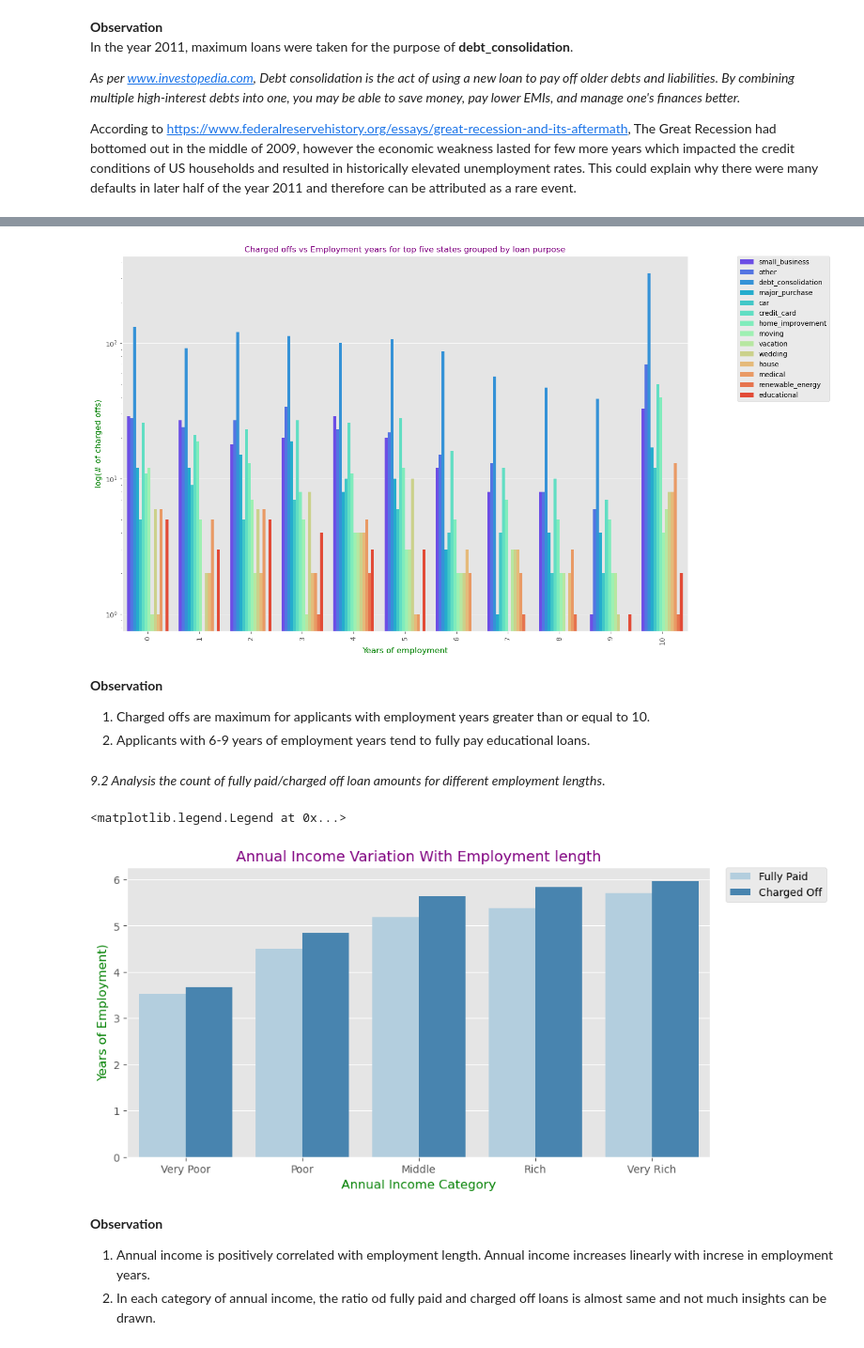
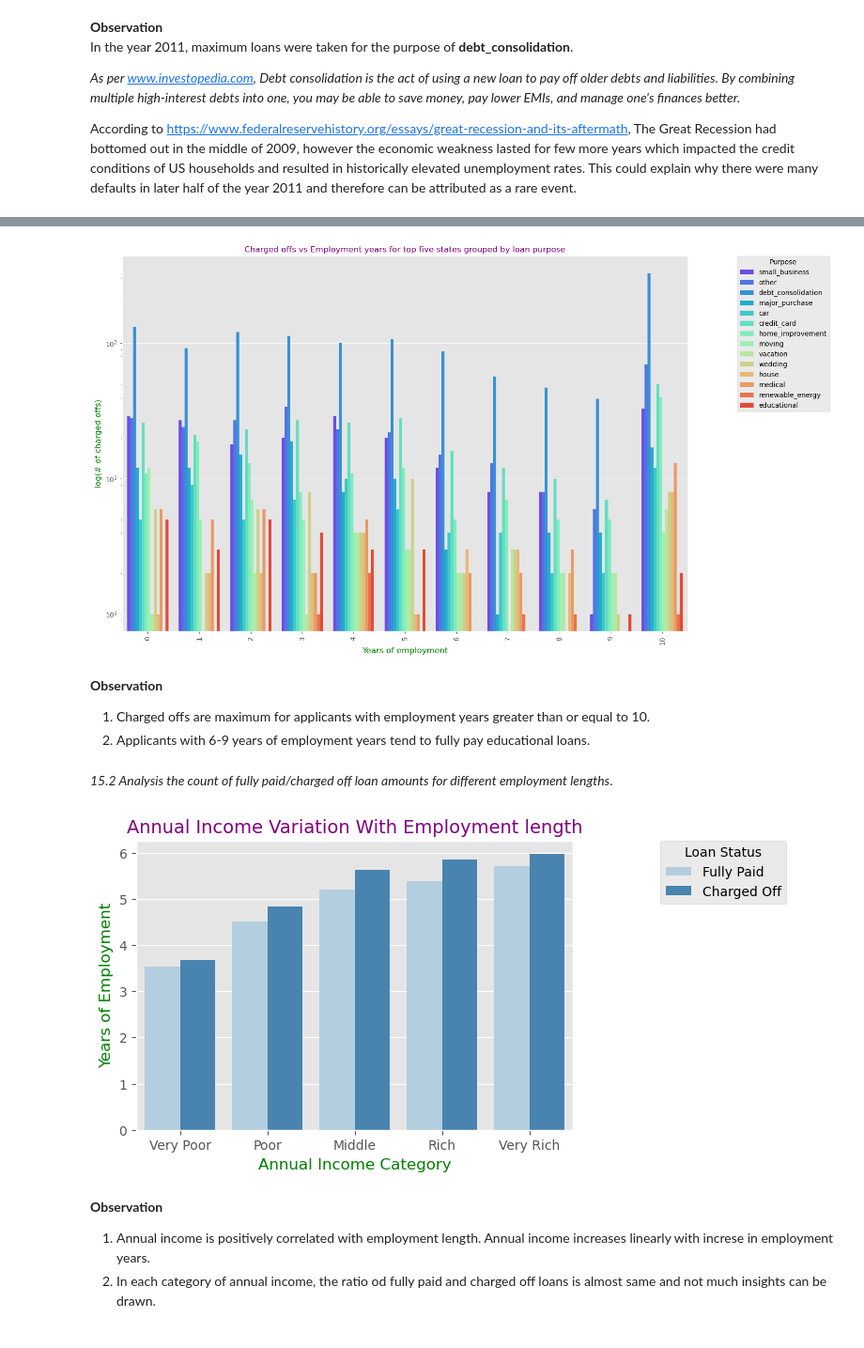
Before and after one commit to andrea-naz7/Lending_CaseStudy, a Jupyter notebook: Andrea_Shagun.ipynb, the cells around one changed output, grey strips where cells are left out. Shown at 94% size. Cells and saved outputs as stored; diff of their text form; code cells hidden in the pictures.

```diff
--- a/Andrea_Shagun.ipynb
+++ b/Andrea_Shagun.ipynb
@@ -1405,7 +1399,7 @@ inp7 = inp7[inp7['loan_status'] =='Charged Off']
 plt.title("Charged offs vs Employment years for top five states grouped by loan purpose",
           fontdict={'fontsize':12,'fontweight':5,'color':'Purple'})
 sns.countplot(data=inp7, x=inp7['emp_length'], hue='purpose', palette = "rainbow")
-plt.legend(bbox_to_anchor=(1.25, 1), borderaxespad=0)
+plt.legend(title='Purpose',bbox_to_anchor=(1.25, 1), borderaxespad=0)
 plt.ylabel("log(# of charged offs)",fontdict={'fontsize':12,'fontweight':5,'color':'Green'})
 plt.xlabel("Years of employment",fontdict={'fontsize':12,'fontweight':5,'color':'Green'})
 plt.yscale("log")
@@ -1413,25 +1407,25 @@ plt.xticks(rotation=90)
 
 plt.show()
 # %% [output]
-[figure, old version]
+[figure, new version]
 # %% [markdown]
 **Observation**<br>
 1. Charged offs are maximum for applicants with employment years greater than or equal to 10. <br>
 2. Applicants with 6-9 years of employment years tend to fully pay educational loans.
 # %% [markdown]
-*9.2 Analysis the count of fully paid/charged off loan amounts for different employment lengths*.
+*15.2 Analysis the count of fully paid/charged off loan amounts for different employment lengths*.
 # %%
 # employment length vs employmenty length
-plt.figure(figsize=(10,5))
+plt.figure(figsize=(6,4))
 plt.title("Annual Income Variation With Employment length",
           fontdict={'fontsize':14,'fontweight':5,'color':'Purple'})
 sns.barplot(data=inp4, x='annual_inc_bins',y='emp_length',hue='loan_status', palette='Blues',ci=0 )
 plt.ylabel("Years of Employment",fontdict={'fontsize':12,'fontweight':5,'color':'Green'})
 plt.xlabel("Annual Income Category",fontdict={'fontsize':12,'fontweight':5,'color':'Green'})
-plt.legend(bbox_to_anchor=(1.2, 1), borderaxespad=0)
+plt.legend(title='Loan Status',bbox_to_anchor=(1.2, 1), borderaxespad=0)
+plt.show()
 # %% [output]
-<matplotlib.legend.Legend at 0x...>
-[figure, old version]
+[figure, new version]
 # %% [markdown]
 **Observation**<br>
 1. Annual income is positively correlated with employment length. Annual income increases linearly with increse in employment years.<br>
```
Also changed, not shown: parts of 29 cells of this notebook.
